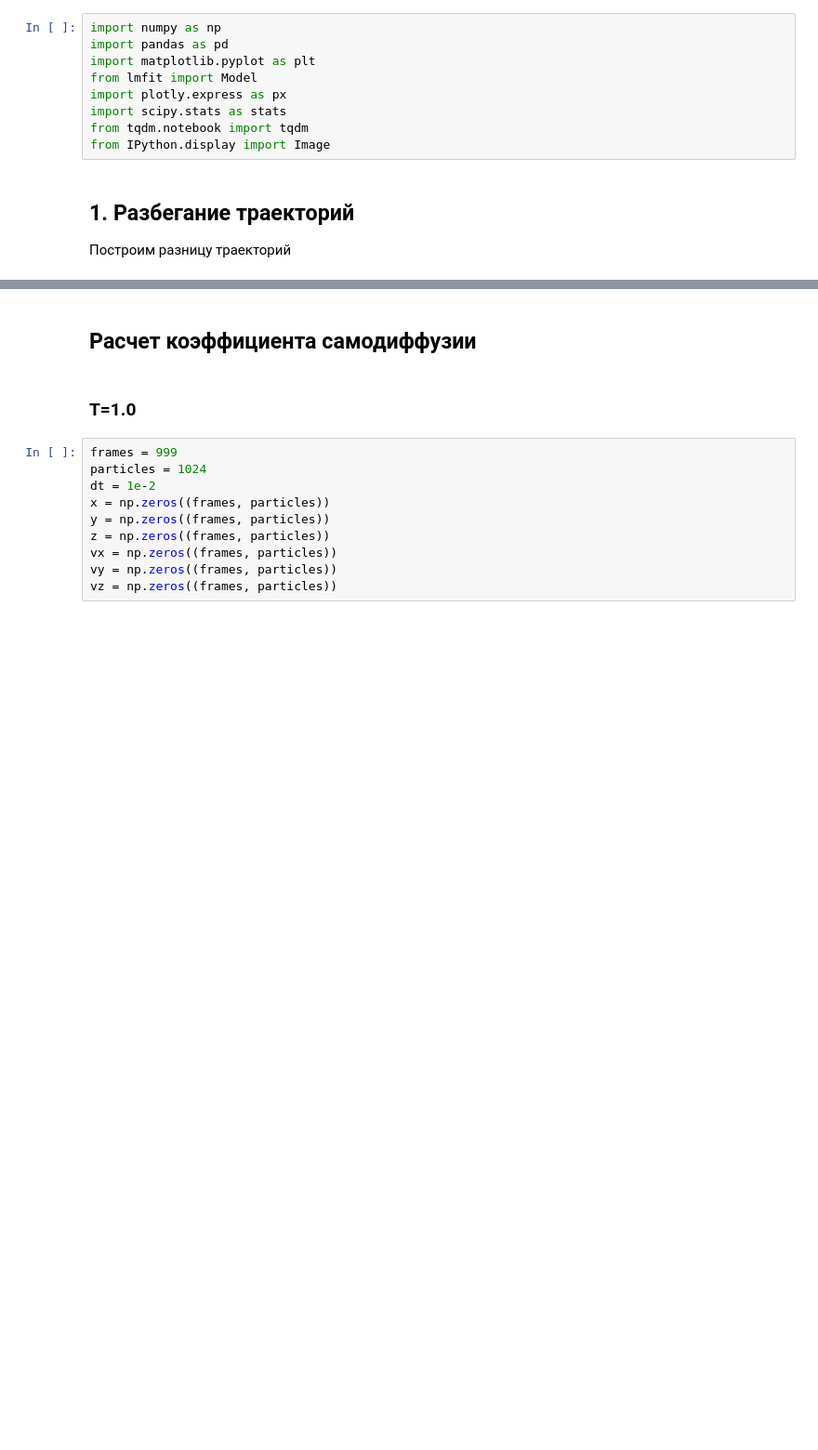
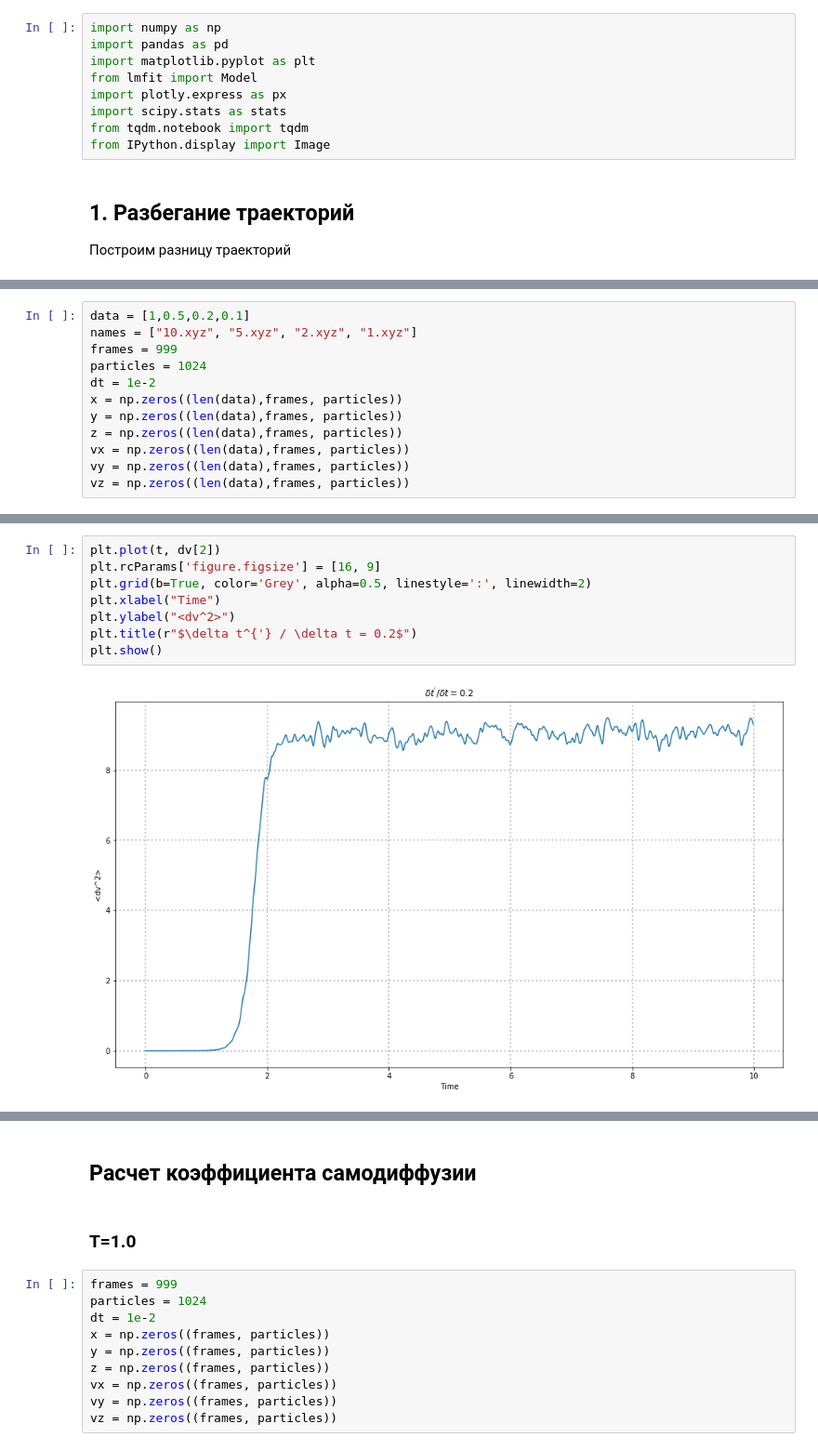
Before and after one commit to Xissand/nbody, a Jupyter notebook: research/trajectories/analysis.ipynb, the cells around one changed output, grey strips where cells are left out. Shown: that part at 93% size. Saved outputs shown, nothing was run; the diff lists cells and outputs as text; blank space fills up the shorter version.

```diff
--- a/research/trajectories/analysis.ipynb
+++ b/research/trajectories/analysis.ipynb
@@ -15,0 +13,12 @@ dv = pd.read_csv("diffv.csv")
+# %%
+data = [1,0.5,0.2,0.1]
+names = ["10.xyz", "5.xyz", "2.xyz", "1.xyz"]
+frames = 999
+particles = 1024
+dt = 1e-2
+x = np.zeros((len(data),frames, particles))
+y = np.zeros((len(data),frames, particles))
+z = np.zeros((len(data),frames, particles))
+vx = np.zeros((len(data),frames, particles))
+vy = np.zeros((len(data),frames, particles))
+vz = np.zeros((len(data),frames, particles))
@@ -35,0 +85,10 @@ plt.show()
+# %%
+plt.plot(t, dv[2])
+plt.rcParams['figure.figsize'] = [16, 9]
+plt.grid(b=True, color='Grey', alpha=0.5, linestyle=':', linewidth=2)
+plt.xlabel("Time")
+plt.ylabel("<dv^2>")
+plt.title(r"$\delta t^{'} / \delta t = 0.2$")
+plt.show()
+# %% [output]
+[figure, added]
```
Also changed, not shown: parts of 11 cells of this notebook, 4 other files.
